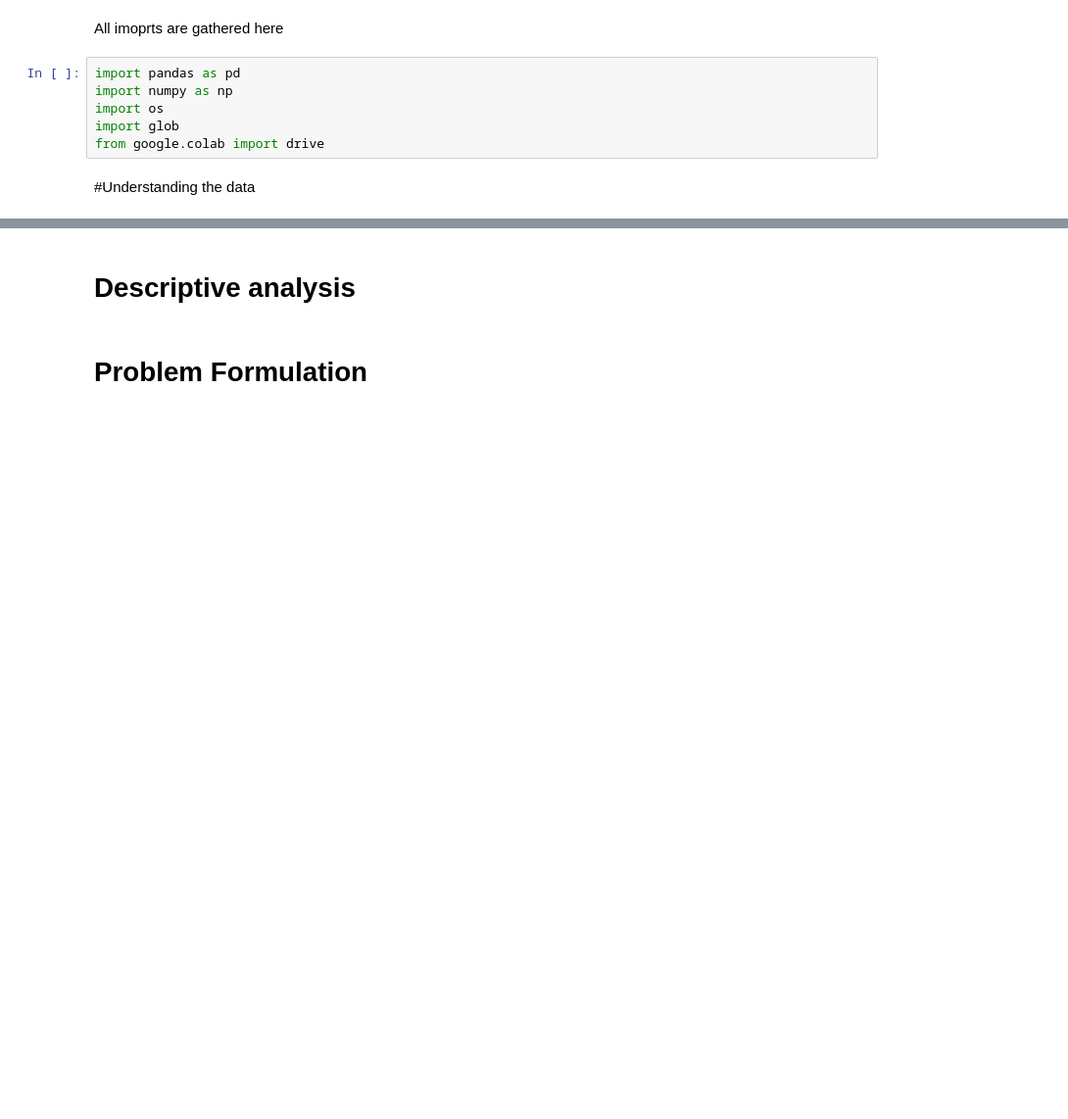
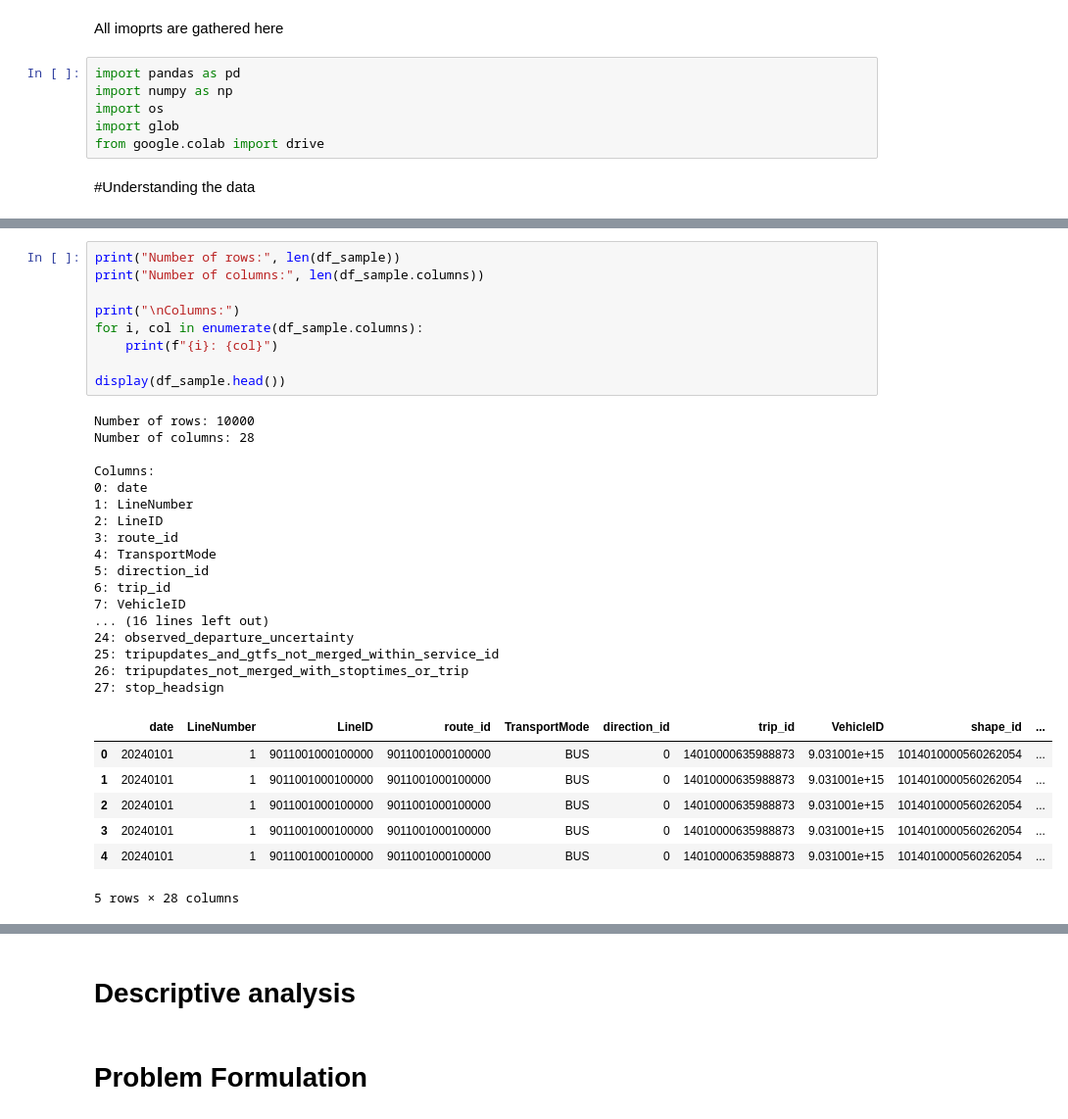
Before and after one commit to felwern/AI_course_exercises, a Jupyter notebook: Project.ipynb, the cells around one changed output, grey strips where cells are left out. Shown at 98% size. Cells and saved outputs as stored; diff of their text form; blank space fills up the shorter version.

```diff
--- a/Project.ipynb
+++ b/Project.ipynb
@@ -26,0 +86,34 @@ for file in os.listdir(project_path):
+# %%
+print("Number of rows:", len(df_sample))
+print("Number of columns:", len(df_sample.columns))
+
+print("\nColumns:")
+for i, col in enumerate(df_sample.columns):
+    print(f"{i}: {col}")
+
+display(df_sample.head())
+# %% [output]
+Number of rows: 10000
+Number of columns: 28
+
+Columns:
+0: date
+1: LineNumber
+2: LineID
+3: route_id
+4: TransportMode
+5: direction_id
+6: trip_id
+7: VehicleID
+... (16 lines left out)
+24: observed_departure_uncertainty
+25: tripupdates_and_gtfs_not_merged_within_service_id
+26: tripupdates_not_merged_with_stoptimes_or_trip
+27: stop_headsign
+|  | date | LineNumber | LineID | route_id | TransportMode | direction_id | trip_id | VehicleID | shape_id | ... |
+| 0 | 20240101 | 1 | 9011001000100000 | 9011001000100000 | BUS | 0 | 14010000635988873 | 9.031001e+15 | 1014010000560262054 | ... |
+| 1 | 20240101 | 1 | 9011001000100000 | 9011001000100000 | BUS | 0 | 14010000635988873 | 9.031001e+15 | 1014010000560262054 | ... |
+| 2 | 20240101 | 1 | 9011001000100000 | 9011001000100000 | BUS | 0 | 14010000635988873 | 9.031001e+15 | 1014010000560262054 | ... |
+| 3 | 20240101 | 1 | 9011001000100000 | 9011001000100000 | BUS | 0 | 14010000635988873 | 9.031001e+15 | 1014010000560262054 | ... |
+| 4 | 20240101 | 1 | 9011001000100000 | 9011001000100000 | BUS | 0 | 14010000635988873 | 9.031001e+15 | 1014010000560262054 | ... |
+5 rows × 28 columns
```
Also changed, not shown: parts of 17 cells of this notebook.
